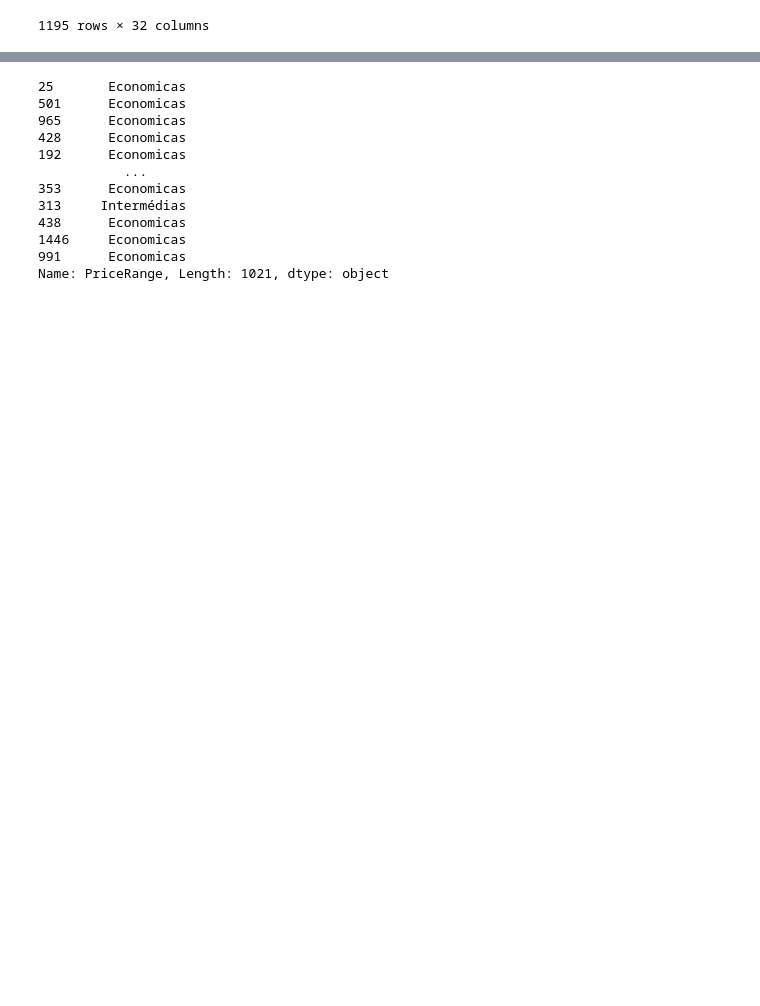
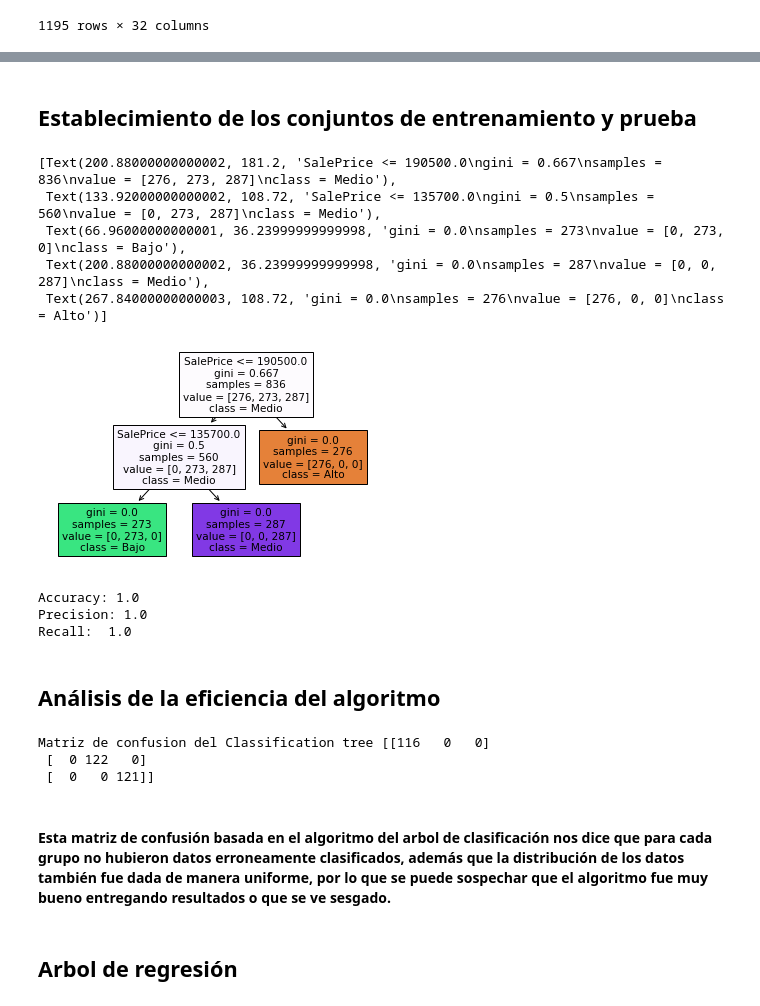
Before and after one commit to Andrei-Portales/HDT3_Mineria_de_datos, a Jupyter notebook: HDT3.ipynb, the cells around one changed output, grey strips where cells are left out. Drawn from its saved outputs; the diff is of its cells as text; code cells hidden in the pictures; blank space fills up the shorter version.

```diff
--- a/HDT3.ipynb
+++ b/HDT3.ipynb
@@ -421,0 +447,5 @@ See the caveats in the documentation: https://pandas.pydata.org/pandas-docs/stab
+# %%
+low_price_limit = full_data.SalePrice.quantile(0.33)
+mid_price_limit = full_data.SalePrice.quantile(0.67)
+
+(low_price_limit, mid_price_limit)
@@ -421,0 +454,6 @@ See the caveats in the documentation: https://pandas.pydata.org/pandas-docs/stab
+# %%
+full_data.fillna(0)
+full_data['PriceRange'] = 'Intermedio'
+full_data['PriceRange'][full_data['SalePrice'] < low_price_limit] = 'Bajo'
+full_data['PriceRange'][full_data['SalePrice'] > mid_price_limit] = 'Alto'
+full_data['PriceRange']
@@ -422,19 +481,42 @@ See the caveats in the documentation: https://pandas.pydata.org/pandas-docs/stab
+# %% [markdown]
+## Establecimiento de los conjuntos de entrenamiento y prueba
 # %%
-Y = data['PriceRange']
-X = data.drop(['PriceRange'], axis=1)
+y = full_data['PriceRange'] #La variable respuesta
+X = full_data.drop(['PriceRange'], axis=1) #El resto de los datos
+random.seed(123)
 
-X_train, X_test, y_train, y_test = train_test_split(X, Y, test_size=0.3, train_size=0.7)
-y_train
+X_train, X_test,y_train, y_test = train_test_split(X, y,test_size=0.3,train_size=0.7)
-# %% [output]
-25       Economicas
-501      Economicas
-965      Economicas
-428      Economicas
-192      Economicas
-           ...
-353      Economicas
-313     Intermédias
-438      Economicas
-1446     Economicas
-991      Economicas
-Name: PriceRange, Length: 1021, dtype: object
+# %%
+arbol = DecisionTreeClassifier( random_state=42)
+arbol = arbol.fit(X_train, y_train)
+# %%
+tree.plot_tree(arbol,feature_names=full_data.columns,
+               class_names=['Alto','Bajo','Medio'],filled=True )
+# %% [output]
+[Text(200.88000000000002, 181.2, 'SalePrice <= 190500.0\ngini = 0.667\nsamples = 836\nvalue = [276, 273, 287]\nclass = Medio'),
+ Text(133.92000000000002, 108.72, 'SalePrice <= 135700.0\ngini = 0.5\nsamples = 560\nvalue = [0, 273, 287]\nclass = Medio'),
+ Text(66.96000000000001, 36.23999999999998, 'gini = 0.0\nsamples = 273\nvalue = [0, 273, 0]\nclass = Bajo'),
+ Text(200.88000000000002, 36.23999999999998, 'gini = 0.0\nsamples = 287\nvalue = [0, 0, 287]\nclass = Medio'),
+ Text(267.84000000000003, 108.72, 'gini = 0.0\nsamples = 276\nvalue = [276, 0, 0]\nclass = Alto')]
+[figure, added]
+# %%
+y_pred = arbol.predict(X_test)
+print ("Accuracy:",metrics.accuracy_score(y_test, y_pred))
+print ("Precision:", metrics.precision_score(y_test,y_pred,average='weighted') )
+print ("Recall: ", metrics.recall_score(y_test,y_pred,average='weighted'))
+# %% [output]
+Accuracy: 1.0
+Precision: 1.0
+Recall:  1.0
+# %% [markdown]
+## Análisis de la eficiencia del algoritmo
+# %%
+print("Matriz de confusion del Classification tree", confusion_matrix(y_test, y_pred))
+# %% [output]
+Matriz de confusion del Classification tree [[116   0   0]
+ [  0 122   0]
+ [  0   0 121]]
+# %% [markdown]
+#### Esta matriz de confusión basada en el algoritmo del arbol de clasificación nos dice que para cada grupo no hubieron datos erroneamente clasificados, además que la distribución de los datos también fue dada de manera uniforme, por lo que se puede sospechar que el algoritmo fue muy bueno entregando resultados o que se ve sesgado.
+# %% [markdown]
+## Arbol de regresión
```
Also changed, not shown: parts of 24 cells of this notebook.
